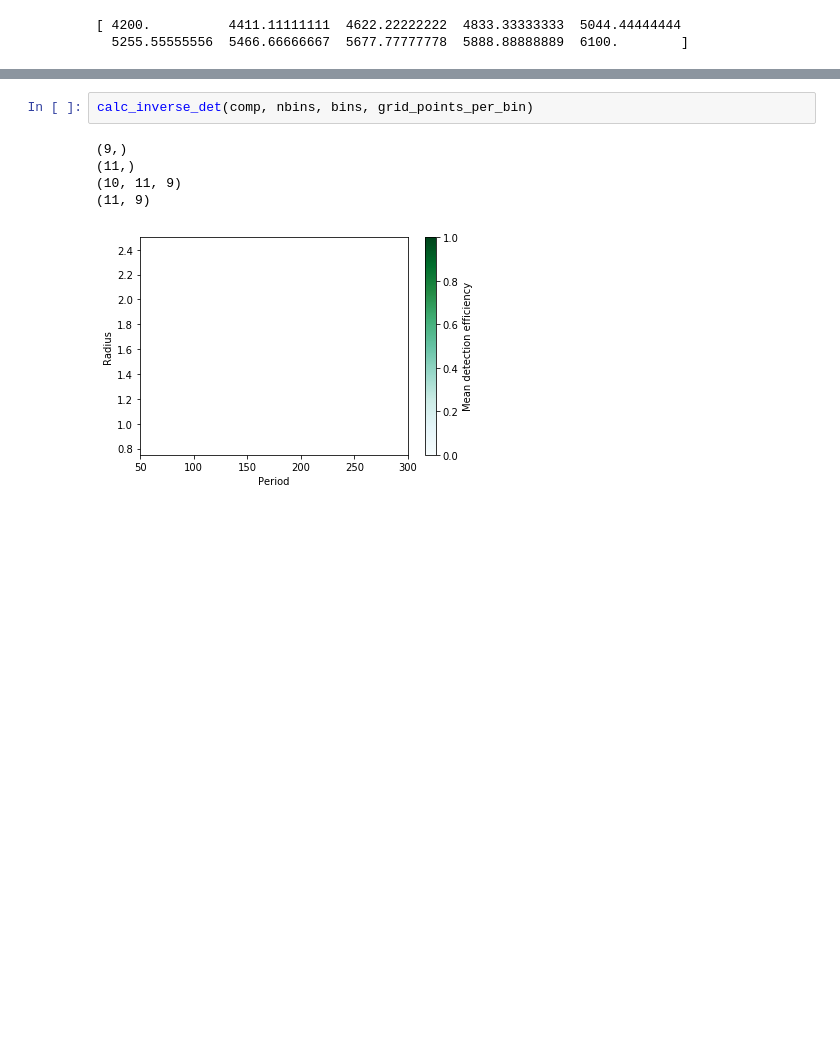
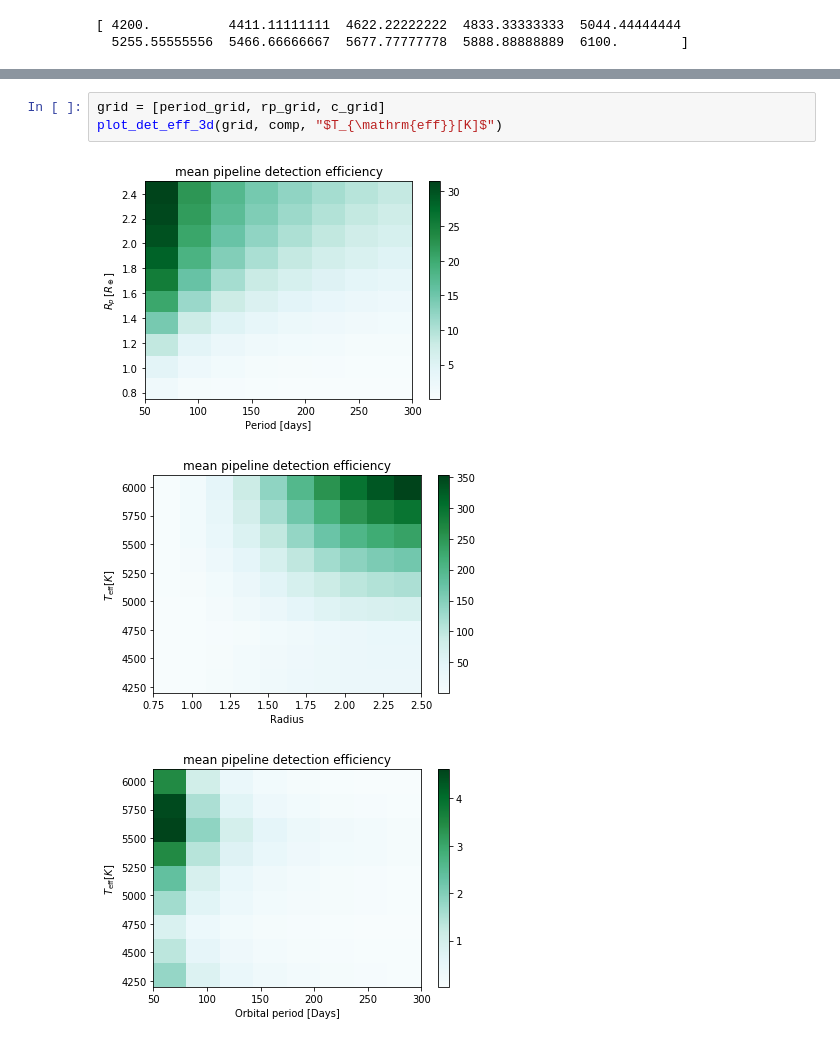
Before and after one commit to RuthAngus/SweetPotato, a Jupyter notebook: code/3d_detection_efficiency.ipynb, the cells around one changed output, grey strips where cells are left out. Cells and saved outputs as stored; diff of their text form; blank space fills up the shorter version.

```diff
--- a/code/3d_detection_efficiency.ipynb
+++ b/code/3d_detection_efficiency.ipynb
@@ -474,8 +424,7 @@ def calc_inverse_det(comp, nbins, bins, g):
-# %%
-calc_inverse_det(comp, nbins, bins, grid_points_per_bin)
-# %% [output]
-(9,)
-(11,)
-(10, 11, 9)
-(11, 9)
-[figure, removed]
+# %%
+grid = [period_grid, rp_grid, c_grid]
+plot_det_eff_3d(grid, comp, "$T_{\mathrm{eff}}[K]$")
+# %% [output]
+[figure, added]
+[figure, added]
+[figure, added]
```
Also changed, not shown: parts of 4 cells of this notebook.
